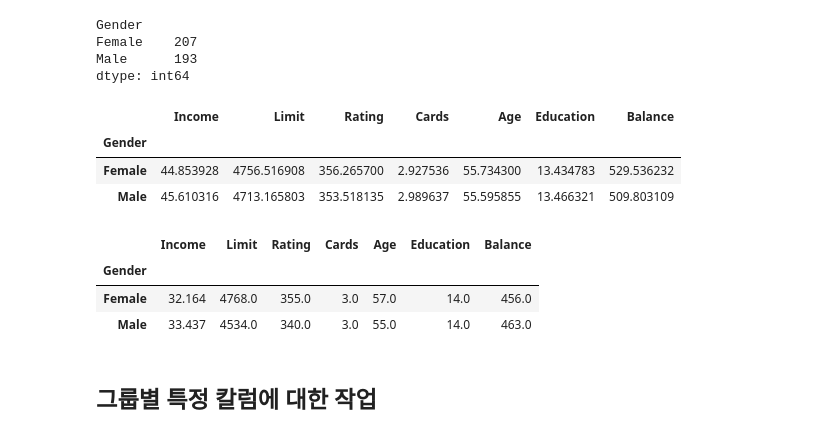
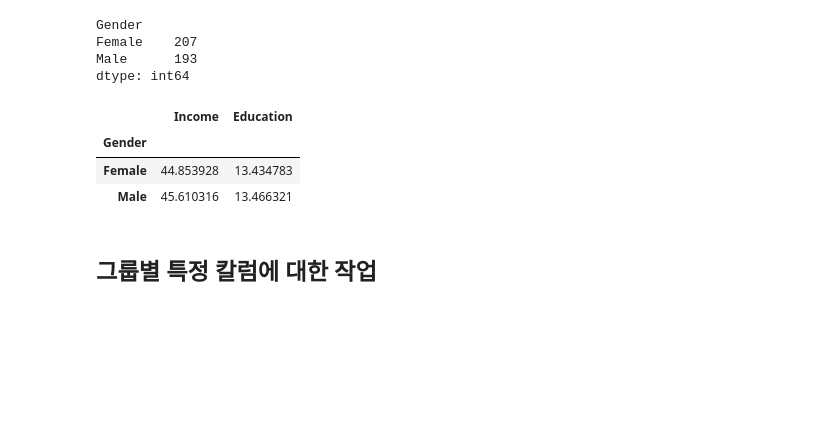
Before and after one commit to ralbu85/DRB2023, a Jupyter notebook: 1분기_pt2_Pandas/09_pandas_데이터그루핑.ipynb, the cells around one changed output. Cells and saved outputs as stored; diff of their text form; code cells hidden in the pictures; blank space fills up the shorter version.

```diff
--- a/1분기_pt2_Pandas/09_pandas_데이터그루핑.ipynb
+++ b/1분기_pt2_Pandas/09_pandas_데이터그루핑.ipynb
@@ -2,7 +2,7 @@
 ## 데이터 그루핑
 # %%
 import pandas as pd
-df = pd.read_csv('data/credit.csv')
+df = pd.read_csv('credit.csv')
 df
 # %% [output]
 |  | Income | Limit | Rating | Cards | Age | Education | Gender | Student | Married | Ethnicity | Balance |
@@ -41,20 +41,12 @@ Male      193
 dtype: int64
 # %%
 # 그룹별 통계량
-group.mean()
+group[['Income','Education']].mean()
 # %% [output]
-|  | Income | Limit | Rating | Cards | Age | Education | Balance |
-| Gender |  |  |  |  |  |  |  |
-| Female | 44.853928 | 4756.516908 | 356.265700 | 2.927536 | 55.734300 | 13.434783 | 529.536232 |
-| Male | 45.610316 | 4713.165803 | 353.518135 | 2.989637 | 55.595855 | 13.466321 | 509.803109 |
+|  | Income | Education |
+| Gender |  |  |
+| Female | 44.853928 | 13.434783 |
+| Male | 45.610316 | 13.466321 |
-# %%
-## 그룹별 통계량
-group.median()
-# %% [output]
-|  | Income | Limit | Rating | Cards | Age | Education | Balance |
-| Gender |  |  |  |  |  |  |  |
-| Female | 32.164 | 4768.0 | 355.0 | 3.0 | 57.0 | 14.0 | 456.0 |
-| Male | 33.437 | 4534.0 | 340.0 | 3.0 | 55.0 | 14.0 | 463.0 |
 # %% [markdown]
 ## 그룹별 특정 칼럼에 대한 작업
 # %%
```
Also changed, not shown: parts of 3 cells of this notebook.
